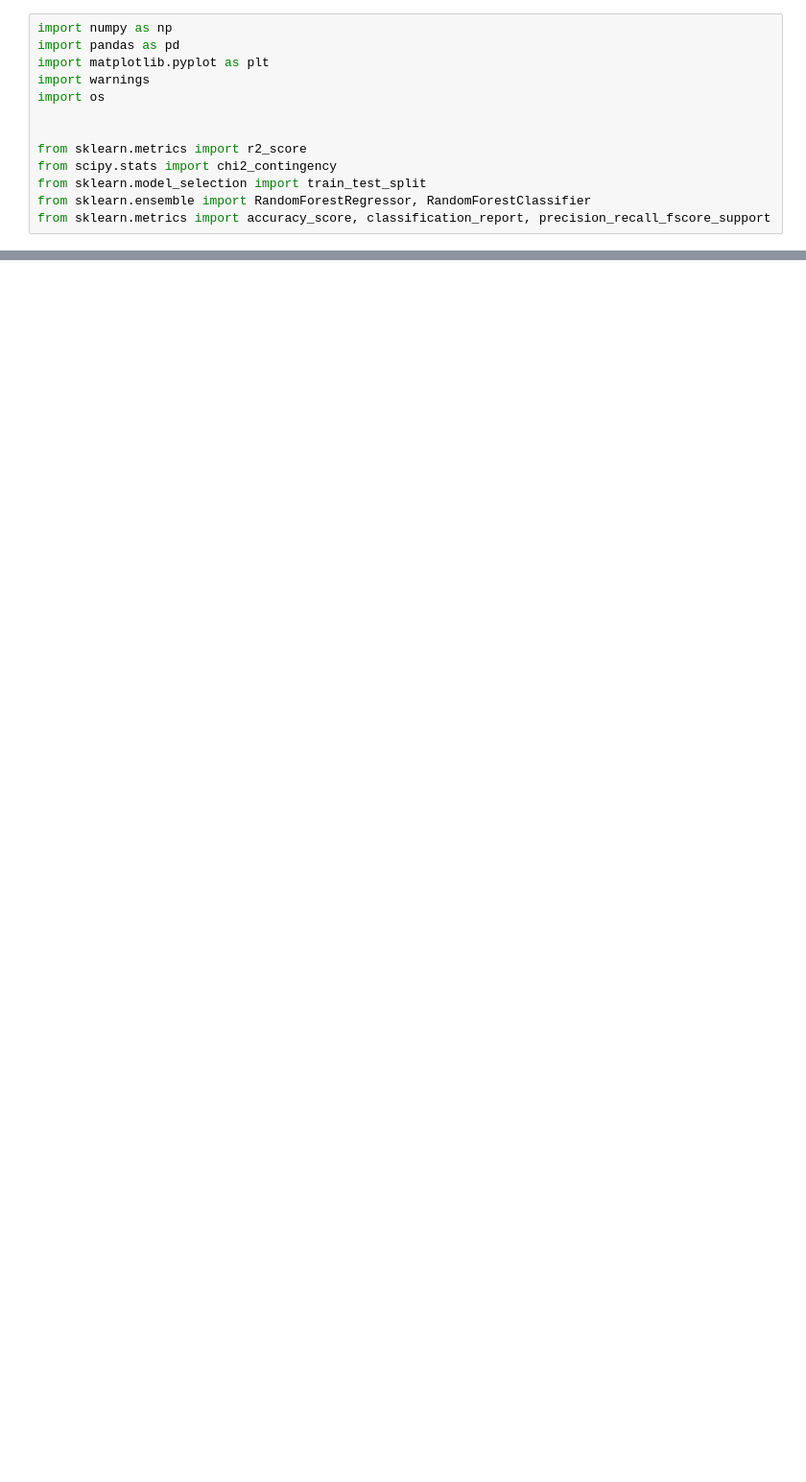
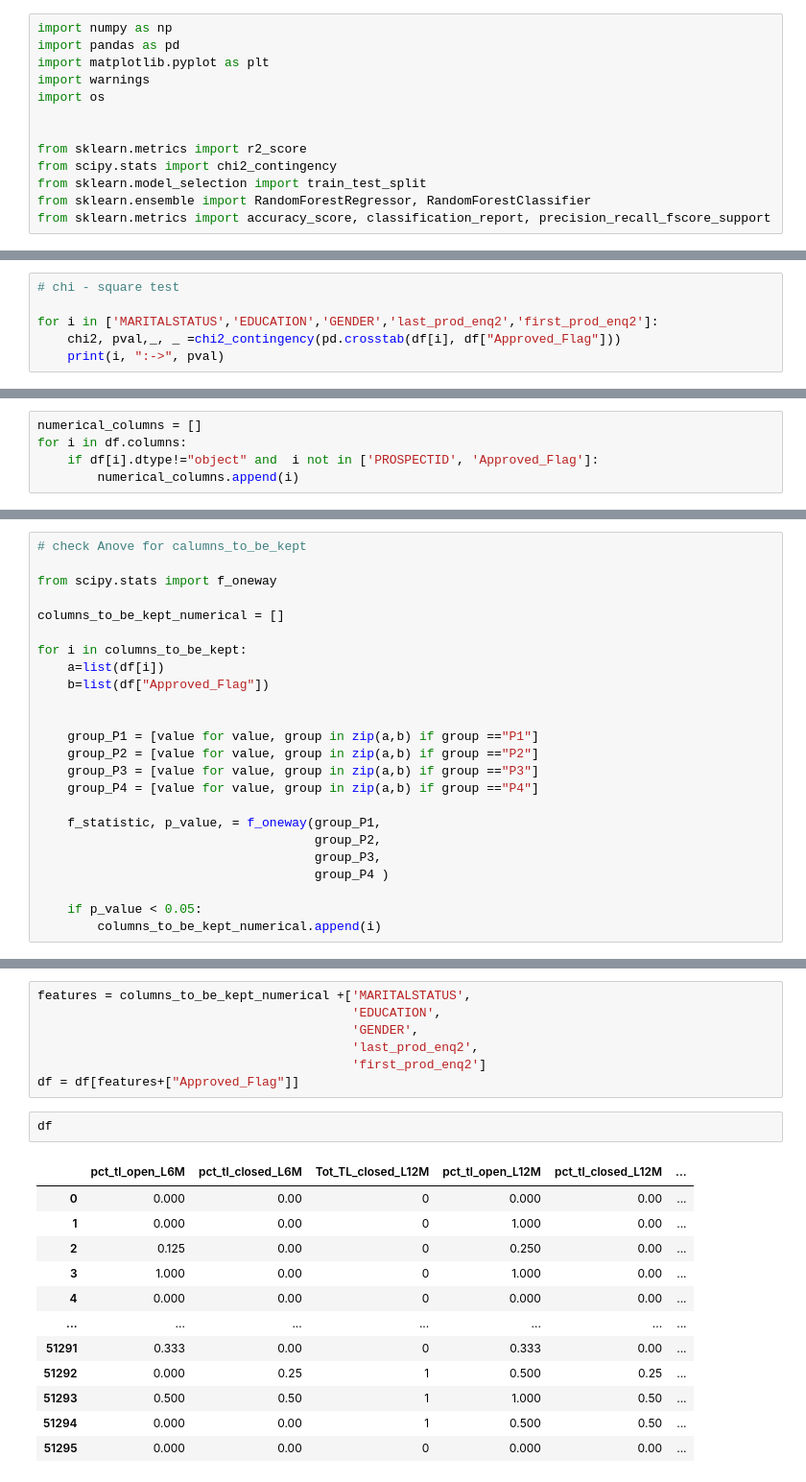
Before and after one commit to SandeepSuthar169/Credit-Risk-Modeling-Project, a Jupyter notebook: notebook.ipynb, the cells around one changed output, grey strips where cells are left out. Shown at 96% size. Saved outputs shown, nothing was run; the diff lists cells and outputs as text; blank space fills up the shorter version.

```diff
--- a/notebook.ipynb
+++ b/notebook.ipynb
@@ -17,0 +178,6 @@ ModuleNotFoundError: No module named 'statsmodels'
+# %%
+# chi - square test
+
+for i in ['MARITALSTATUS','EDUCATION','GENDER','last_prod_enq2','first_prod_enq2']:
+    chi2, pval,_, _ =chi2_contingency(pd.crosstab(df[i], df["Approved_Flag"]))
+    print(i, ":->", pval)
@@ -17,0 +193,5 @@ ModuleNotFoundError: No module named 'statsmodels'
+# %%
+numerical_columns = []
+for i in df.columns:
+    if df[i].dtype!="object" and  i not in ['PROSPECTID', 'Approved_Flag']:
+        numerical_columns.append(i)
@@ -17,0 +262,24 @@ ModuleNotFoundError: No module named 'statsmodels'
+# %%
+# check Anove for calumns_to_be_kept
+
+from scipy.stats import f_oneway
+
+columns_to_be_kept_numerical = []
+
+for i in columns_to_be_kept:
+    a=list(df[i])
+    b=list(df["Approved_Flag"])
+
+
+    group_P1 = [value for value, group in zip(a,b) if group =="P1"]
+    group_P2 = [value for value, group in zip(a,b) if group =="P2"]
+    group_P3 = [value for value, group in zip(a,b) if group =="P3"]
+    group_P4 = [value for value, group in zip(a,b) if group =="P4"]
+
+    f_statistic, p_value, = f_oneway(group_P1,
+                                     group_P2,
+                                     group_P3,
+                                     group_P4 )
+
+    if p_value < 0.05:
+        columns_to_be_kept_numerical.append(i)
@@ -17,0 +306,22 @@ ModuleNotFoundError: No module named 'statsmodels'
+# %%
+features = columns_to_be_kept_numerical +['MARITALSTATUS',
+                                          'EDUCATION',
+                                          'GENDER',
+                                          'last_prod_enq2',
+                                          'first_prod_enq2']
+df = df[features+["Approved_Flag"]]
+# %%
+df
+# %% [output]
+|  | pct_tl_open_L6M | pct_tl_closed_L6M | Tot_TL_closed_L12M | pct_tl_open_L12M | pct_tl_closed_L12M | ... |
+| 0 | 0.000 | 0.00 | 0 | 0.000 | 0.00 | ... |
+| 1 | 0.000 | 0.00 | 0 | 1.000 | 0.00 | ... |
+| 2 | 0.125 | 0.00 | 0 | 0.250 | 0.00 | ... |
+| 3 | 1.000 | 0.00 | 0 | 1.000 | 0.00 | ... |
+| 4 | 0.000 | 0.00 | 0 | 0.000 | 0.00 | ... |
+| ... | ... | ... | ... | ... | ... | ... |
+| 51291 | 0.333 | 0.00 | 0 | 0.333 | 0.00 | ... |
+| 51292 | 0.000 | 0.25 | 1 | 0.500 | 0.25 | ... |
+| 51293 | 0.500 | 0.50 | 1 | 1.000 | 0.50 | ... |
+| 51294 | 0.000 | 0.00 | 1 | 0.500 | 0.50 | ... |
+| 51295 | 0.000 | 0.00 | 0 | 0.000 | 0.00 | ... |
```
Also changed, not shown: parts of 38 cells of this notebook.
